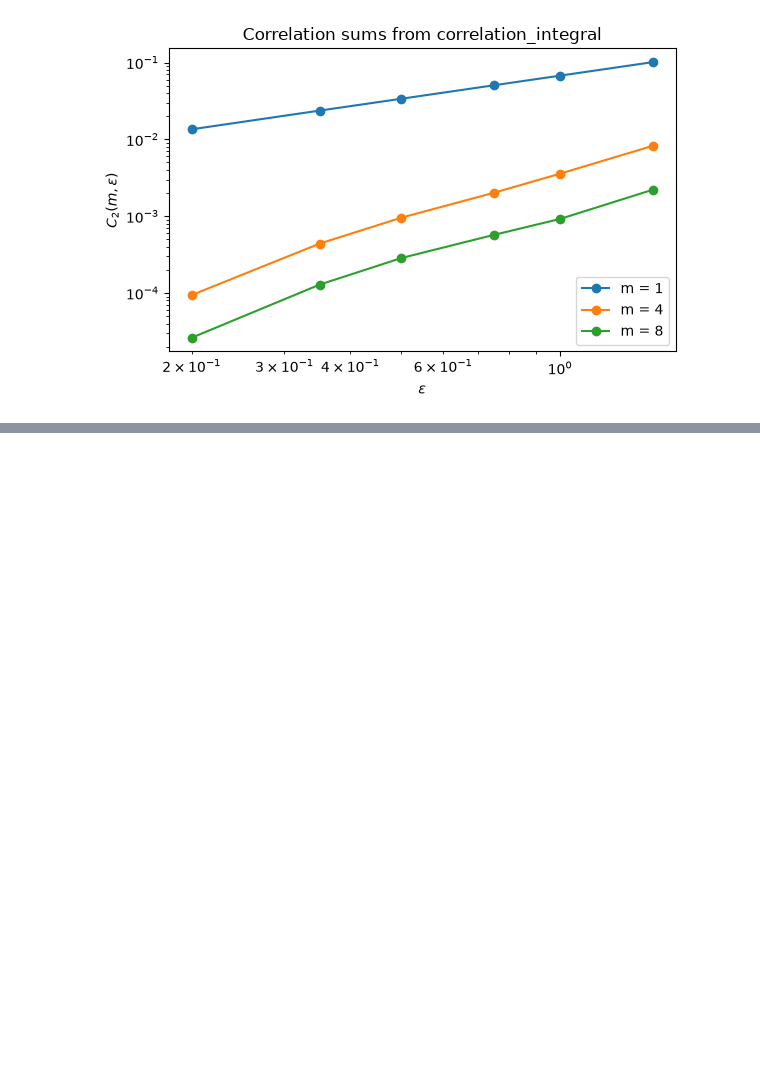
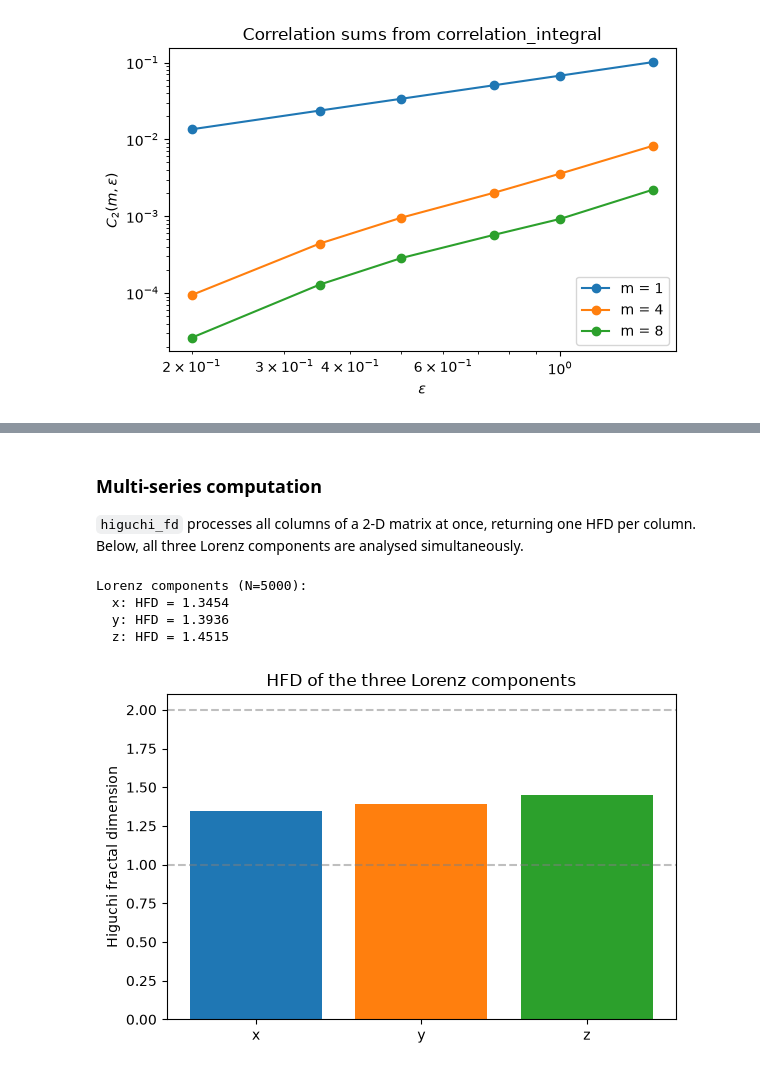
Before and after one commit to ieeningnwq/nolitisea, a Jupyter notebook: examples/dimension.ipynb, the cells around one changed output, grey strips where cells are left out. Cells and saved outputs as stored; diff of their text form; code cells hidden in the pictures; blank space fills up the shorter version.

```diff
--- a/examples/dimension.ipynb
+++ b/examples/dimension.ipynb
@@ -289,3 +370,30 @@ plt.show()
+# %% [markdown]
+### Multi-series computation
+
+`higuchi_fd` processes all columns of a 2-D matrix at once, returning one
+HFD per column. Below, all three Lorenz components are analysed simultaneously.
+# %%
+_, lorenz_full = lorenz(length=5000)
+hfd_lorenz = higuchi_fd(lorenz_full, kmax=20)
+
+print("Lorenz components (N=5000):")
+for i, comp in enumerate("xyz"):
+    print(f"  {comp}: HFD = {hfd_lorenz[i]:.4f}")
+
+fig, ax = plt.subplots(figsize=(6, 4))
+ax.bar(["x", "y", "z"], hfd_lorenz, color=["tab:blue", "tab:orange", "tab:green"])
+ax.set_ylabel("Higuchi fractal dimension")
+ax.set_title("HFD of the three Lorenz components")
+ax.axhline(1.0, color="gray", ls="--", alpha=0.5)
+ax.axhline(2.0, color="gray", ls="--", alpha=0.5)
+plt.tight_layout()
+plt.show()
+# %% [output]
+Lorenz components (N=5000):
+  x: HFD = 1.3454
+  y: HFD = 1.3936
+  z: HFD = 1.4515
+[figure, added]
 # %% [markdown]
 ## Summary
 
```
Also changed, not shown: parts of 7 cells of this notebook, 2 other files.
